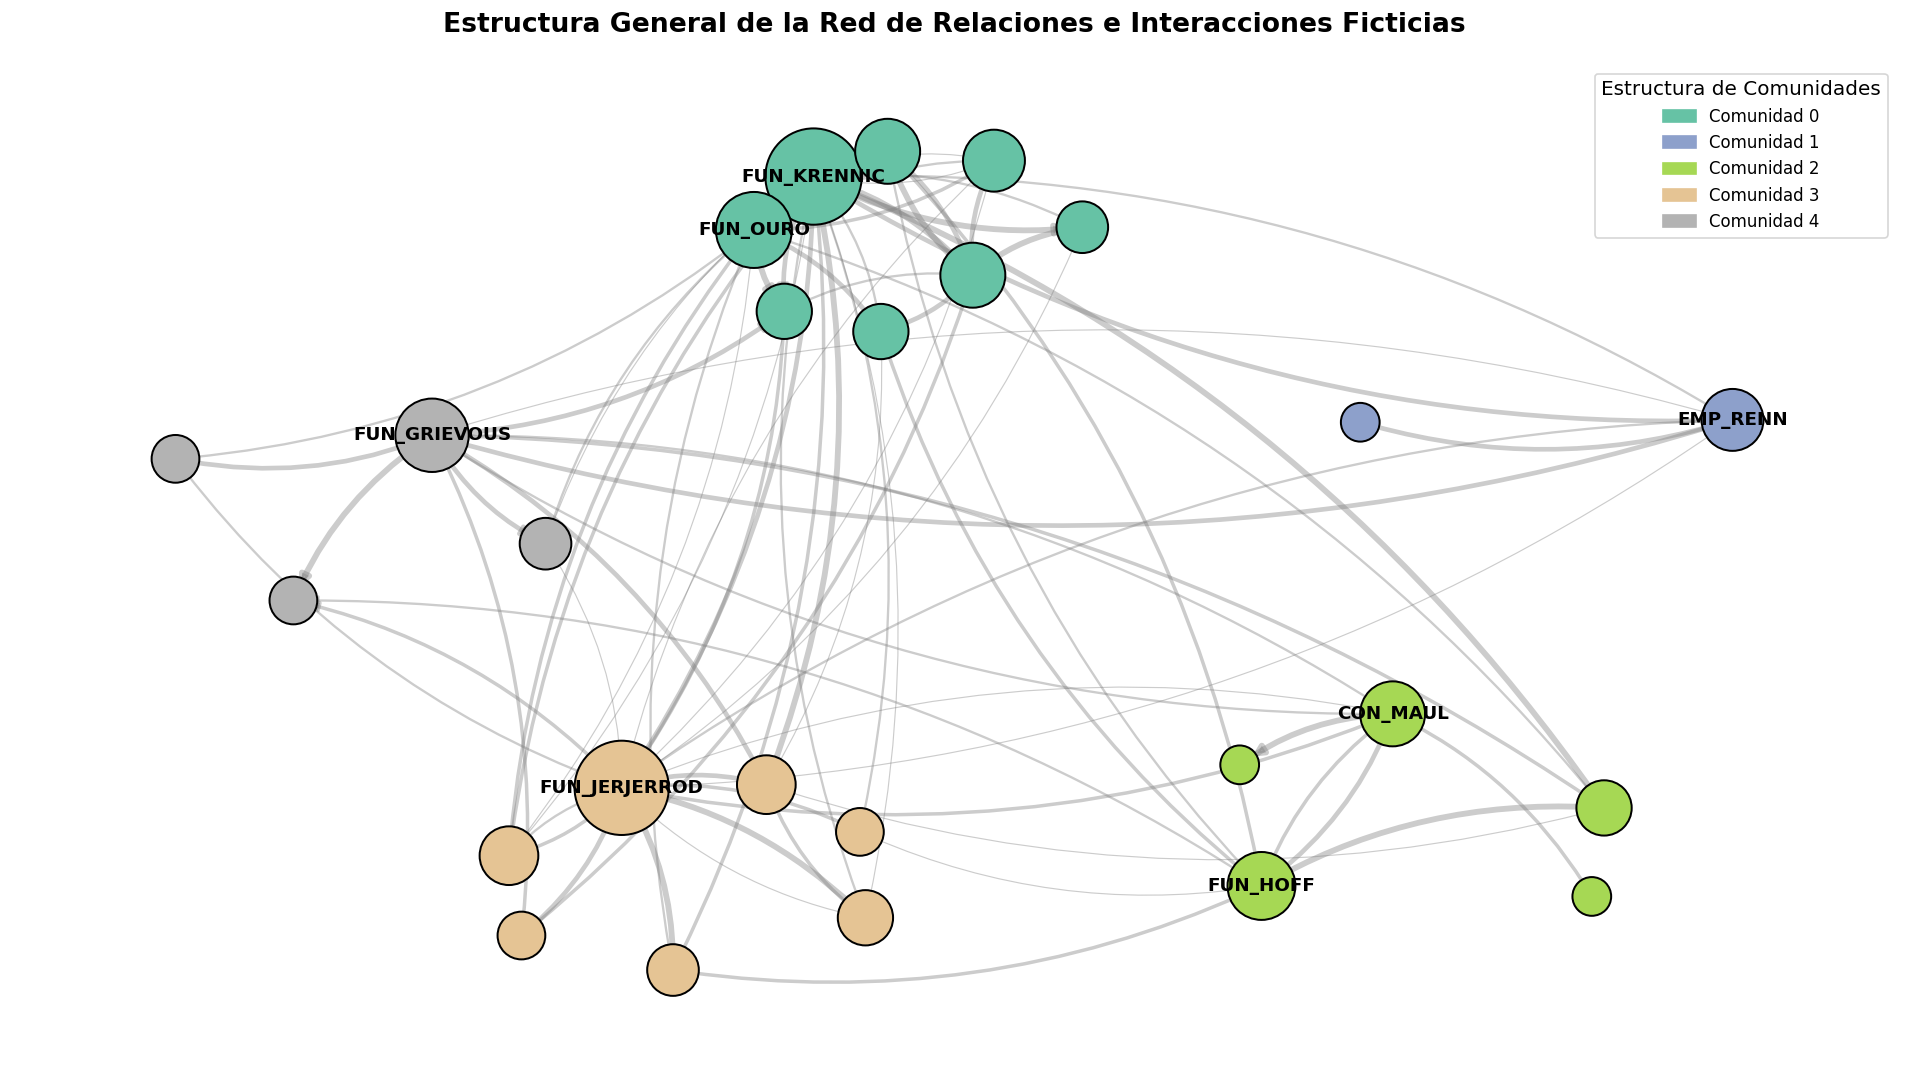
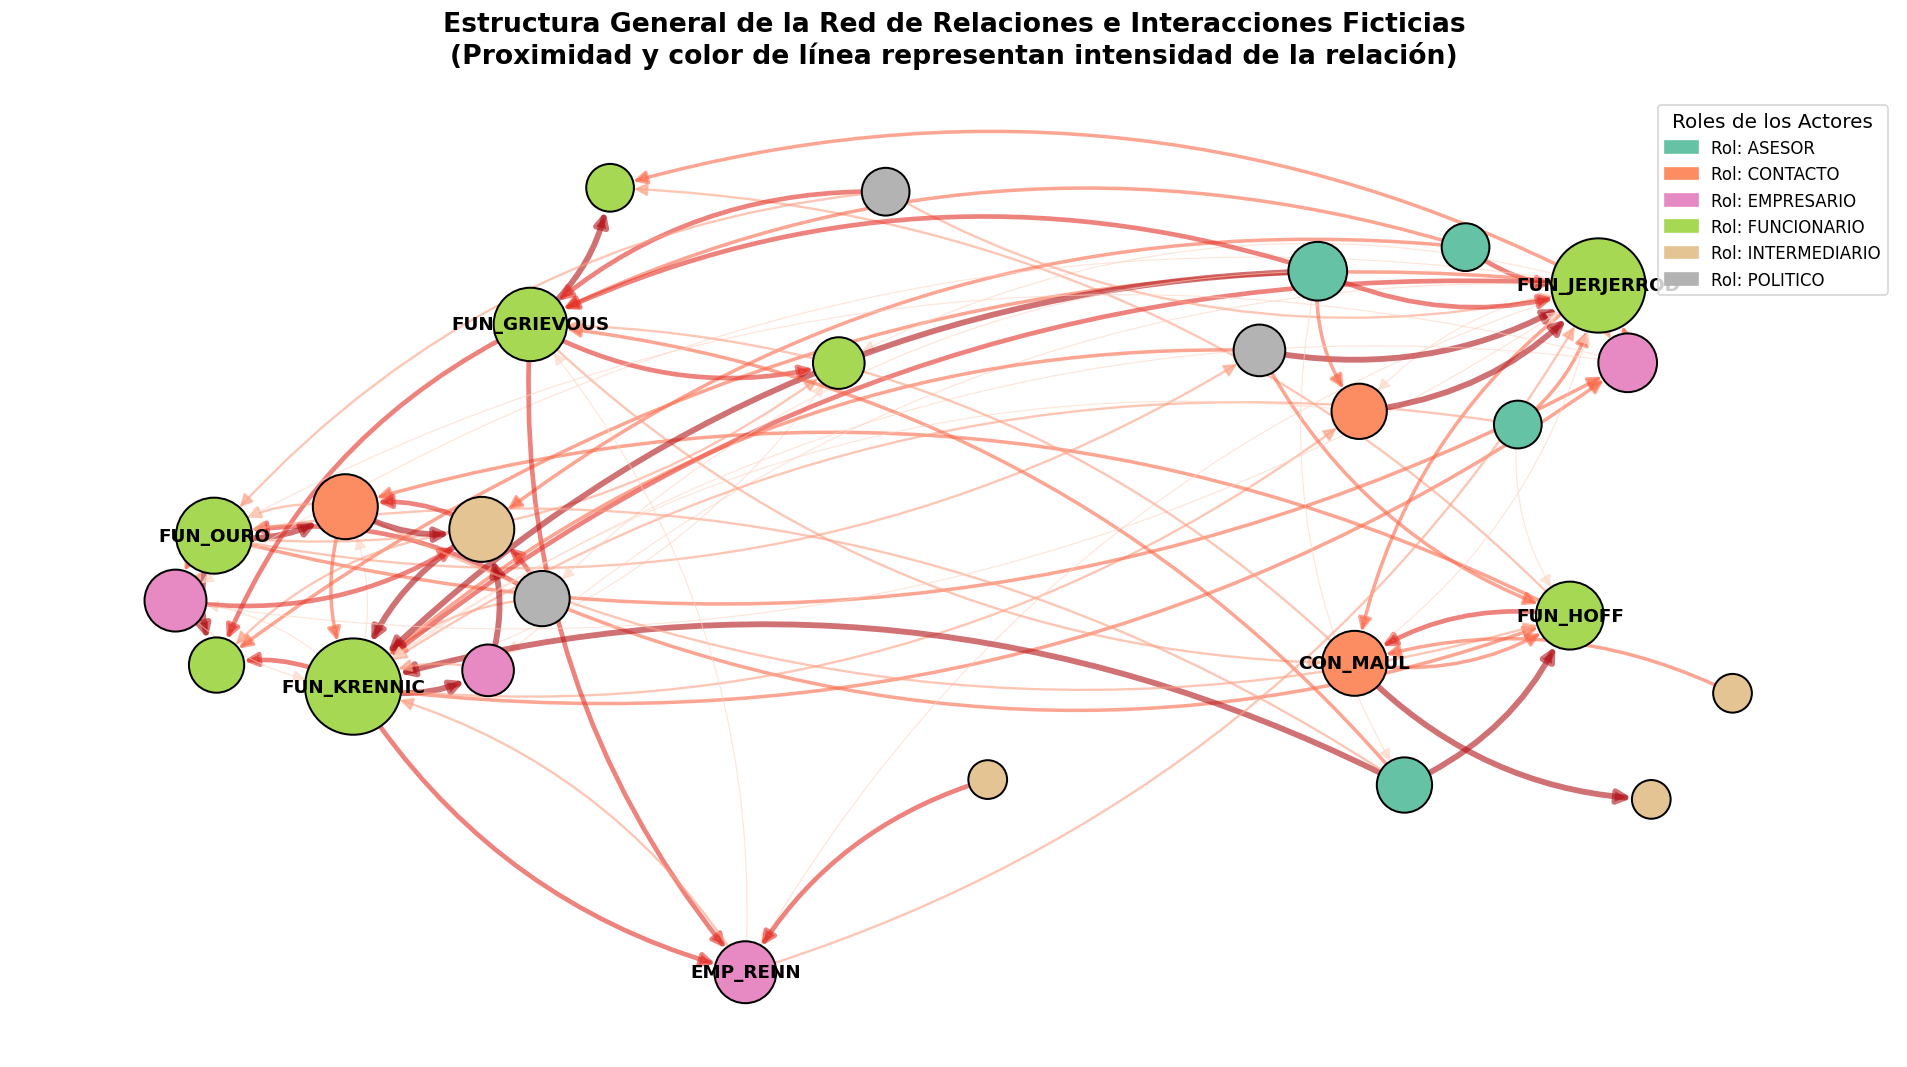
Code edit (unified diff) that turned the first committed figure into the second:
--- before
+++ after
@@ -1,11 +1,6 @@
-import numpy as np
-import matplotlib.pyplot as plt
-import matplotlib.patches as mpatches
-import networkx as nx
-
 # 1. Configurar dimensiones
 fig, ax = plt.subplots(figsize=(16, 9), dpi=120)
 
-# 2. Algoritmo de posicionamiento agrupado por comunidades (Ajustado para mayor separación)
+# 2. Algoritmo de posicionamiento agrupado por comunidades
 def posicion_por_comunidades(grafo, particion, scale_global=5.0, scale_local=1.5):
     comunidades_unicas = list(set(particion.values()))
@@ -21,7 +16,5 @@
         nodos_com = [nodo for nodo, com in particion.items() if com == com_id and nodo in grafo]
         sub_g = grafo.subgraph(nodos_com)
-        
-        # k más alto (ej. 2.0) aumenta fuertemente la repulsión entre nodos de la misma comunidad
-        pos_interna = nx.spring_layout(sub_g, k=5.0, center=centros_pos[idx], scale=scale_local, iterations=100)
+        pos_interna = nx.spring_layout(sub_g, k=25.0, center=centros_pos[idx], scale=scale_local, iterations=100)
         pos_final.update(pos_interna)
         
@@ -31,25 +24,47 @@
 posiciones = posicion_por_comunidades(G, particion_louvain, scale_global=5.0, scale_local=1.5)
 
-# 3. Configurar propiedades visuales de los nodos y aristas
-comunidades = [G.nodes[n]['comunidad_detectada'] for n in G.nodes()]
-num_comunidades = len(set(comunidades))
+# 3. Configurar propiedades visuales de los nodos y aristas (CAMBIO A ROLES)
+roles = [G.nodes[n]['rol'] for n in G.nodes()]
+roles_unicos = sorted(list(set(roles)))
+mapa_roles = {rol: i for i, rol in enumerate(roles_unicos)}
+colores_nodos = [mapa_roles[G.nodes[n]['rol']] for n in G.nodes()]
 
-# Paleta amigable
-cmap_comunidades = plt.cm.get_cmap('Set2', num_comunidades)
+# Paleta amigable adaptada a la cantidad de roles
+cmap_roles = plt.cm.get_cmap('Set2', len(roles_unicos))
 
 # El tamaño depende de la centralidad de grado
 tamanos_nodos = [G.nodes[n]['degree_centrality'] * 3500 + 400 for n in G.nodes()]
 
-# El grosor de la arista se reduce a la mitad para evitar superposición densa
-pesos_aristas = [G[u][v]['peso'] * 0.7 for u, v in G.edges()]
+# Configuración de mapa de calor para las aristas basado en su peso
+pesos_lista = [G[u][v]['peso'] for u, v in G.edges()]
+grosores_aristas = [p * 0.7 for p in pesos_lista]
 
 # 4. Dibujar elementos del grafo general
-# Aristas curvas (connectionstyle) con menor grosor
-nx.draw_networkx_edges(G, posiciones, width=pesos_aristas, edge_color='gray', alpha=0.4, 
-                       arrows=True, arrowsize=12, connectionstyle="arc3,rad=0.15", ax=ax)
+# Se añade node_size para que las flechas se detengan en el borde del nodo
+nx.draw_networkx_edges(
+    G, posiciones, 
+    width=grosores_aristas, 
+    edge_color=pesos_lista, 
+    edge_cmap=plt.cm.Reds,
+    edge_vmin=0,
+    edge_vmax=max(pesos_lista) + 1 if pesos_lista else 1,
+    alpha=0.6, 
+    arrows=True, 
+    arrowsize=16, 
+    node_size=tamanos_nodos, # Corrección de superposición de flechas
+    connectionstyle="arc3,rad=0.2", 
+    ax=ax
+)
 
-# Nodos coloreados por su ID de comunidad de Louvain
-nodos_dibujados = nx.draw_networkx_nodes(G, posiciones, node_size=tamanos_nodos, node_color=comunidades, 
-                                         cmap=cmap_comunidades, edgecolors='black', linewidths=1.2, ax=ax)
+# Nodos coloreados por su rol
+nodos_dibujados = nx.draw_networkx_nodes(
+    G, posiciones, 
+    node_size=tamanos_nodos, 
+    node_color=colores_nodos, 
+    cmap=cmap_roles, 
+    edgecolors='black', 
+    linewidths=1.2, 
+    ax=ax
+)
 
 # 5. Etiquetado exclusivo del Top 5 de centralidades
@@ -60,14 +75,14 @@
                         font_weight='bold', font_family='sans-serif', ax=ax)
 
-# 6. Construir la leyenda de comunidades de forma manual
+# 6. Construir la leyenda de roles de forma manual
 parches_leyenda = []
-for com_id in sorted(list(set(comunidades))):
-    color = cmap_comunidades(com_id)
-    parches_leyenda.append(mpatches.Patch(color=color, label=f"Comunidad {com_id}"))
+for rol in roles_unicos:
+    color = cmap_roles(mapa_roles[rol])
+    parches_leyenda.append(mpatches.Patch(color=color, label=f"Rol: {rol}"))
 
-ax.legend(handles=parches_leyenda, title="Estructura de Comunidades", loc="upper right", fontsize=10, title_fontsize=12)
+ax.legend(handles=parches_leyenda, title="Roles de los Actores", loc="upper right", fontsize=10, title_fontsize=12)
 
 # 7. Detalles finales de la visualización
-ax.set_title("Estructura General de la Red de Relaciones e Interacciones Ficticias", fontsize=16, fontweight='bold', pad=20)
+ax.set_title("Estructura General de la Red de Relaciones e Interacciones Ficticias\n(Proximidad y color de línea representan intensidad de la relación)", fontsize=16, fontweight='bold', pad=20)
 ax.axis('off')
 

Commit: version final